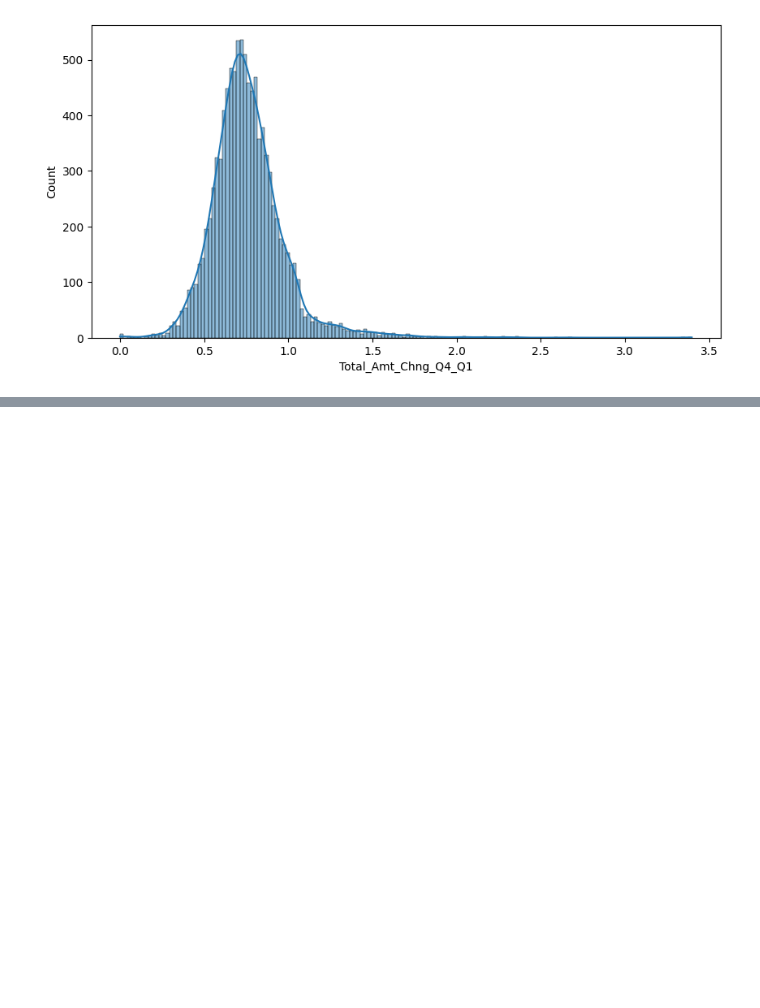
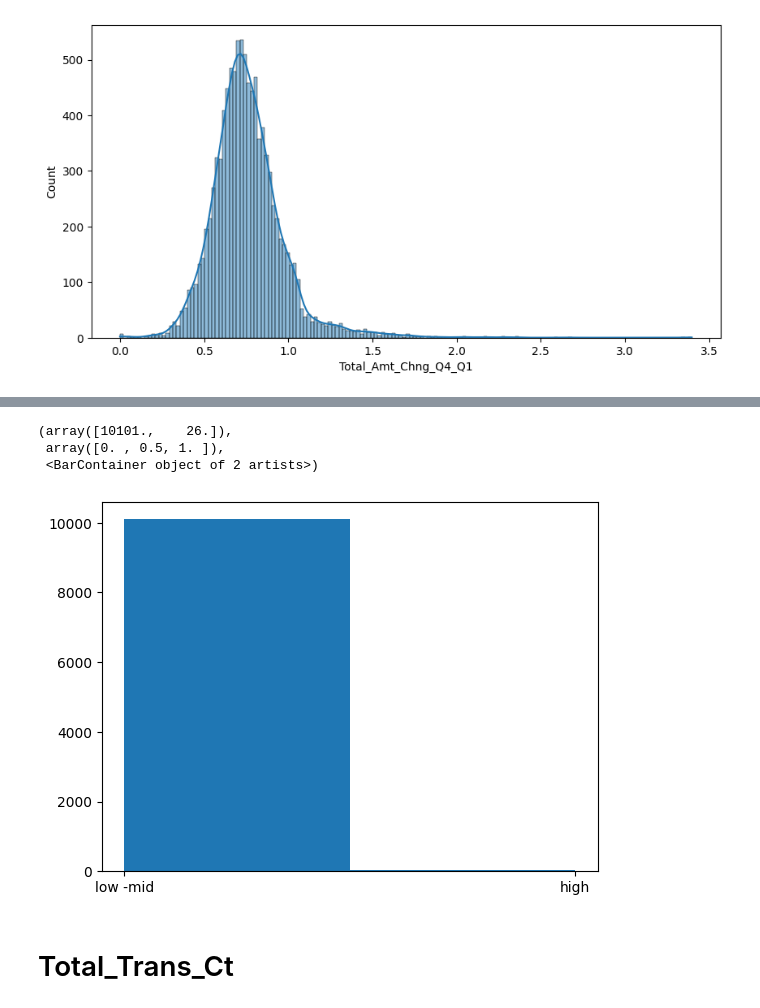
Before and after one commit to change0z/Portfolio, a Jupyter notebook: Data Analysis/Bayesns.ipynb, the cells around one changed output, grey strips where cells are left out. Saved outputs shown, nothing was run; the diff lists cells and outputs as text; code cells hidden in the pictures; blank space fills up the shorter version.

```diff
--- a/Data Analysis/Bayesns.ipynb
+++ b/Data Analysis/Bayesns.ipynb
@@ -815,0 +834,11 @@ sns.histplot(x='Total_Amt_Chng_Q4_Q1',data=df,kde=True);
+# %%
+#labels = ['3 - 11507', '11508 - 23012', 'more than 23012']
+labels = ['low -mid', 'high']
+
+df['Total_Amt_Chng_Q4_Q1_bins'] = pd.cut(df['Total_Amt_Chng_Q4_Q1'], bins=Total_Amt_Chng_Q4_Q1_bins, labels=labels, include_lowest=True)
+
+
+
+df[['Total_Amt_Chng_Q4_Q1_bins', 'Total_Amt_Chng_Q4_Q1']].head(50)
+
+#df.loc[df['Total_Amt_Chng_Q4_Q1'] == 11508]
@@ -815,0 +873,12 @@ sns.histplot(x='Total_Amt_Chng_Q4_Q1',data=df,kde=True);
+# %%
+min_value = df['Total_Ct_Chng_Q4_Q1'].min()
+max_value = df['Total_Ct_Chng_Q4_Q1'].max()
+print("Minimum Value for Credit Limit = " + str(min_value))
+print("Maximum Value for Credit Limit = " + str(max_value))
+
+print(df['Total_Ct_Chng_Q4_Q1'].median())
+
+Total_Ct_Chng_Q4_Q1_bins = np.linspace(min_value, max_value, 3)
+print(Total_Ct_Chng_Q4_Q1_bins)
+Total_Ct_Chng_Q4_Q1_bins = np.round(Total_Ct_Chng_Q4_Q1_bins)
+Total_Ct_Chng_Q4_Q1_bins
@@ -815,0 +891,11 @@ sns.histplot(x='Total_Amt_Chng_Q4_Q1',data=df,kde=True);
+# %%
+#labels = ['3 - 11507', '11508 - 23012', 'more than 23012']
+labels = ['low -mid', 'high']
+
+df['Total_Ct_Chng_Q4_Q1_bins'] = pd.cut(df['Total_Ct_Chng_Q4_Q1'], bins=Total_Ct_Chng_Q4_Q1_bins, labels=labels, include_lowest=True)
+
+
+
+df[['Total_Ct_Chng_Q4_Q1_bins', 'Total_Ct_Chng_Q4_Q1']].head(50)
+
+#df.loc[df['Total_Amt_Chng_Q4_Q1'] == 11508]
@@ -815,0 +920,9 @@ sns.histplot(x='Total_Amt_Chng_Q4_Q1',data=df,kde=True);
+# %%
+plt.hist(df['Total_Ct_Chng_Q4_Q1_bins'], bins=2)
+# %% [output]
+(array([10101.,    26.]),
+ array([0. , 0.5, 1. ]),
+ <BarContainer object of 2 artists>)
+[figure, added]
+# %% [markdown]
+# Total_Trans_Ct
```
Also changed, not shown: parts of 21 cells of this notebook, 1 other file.
